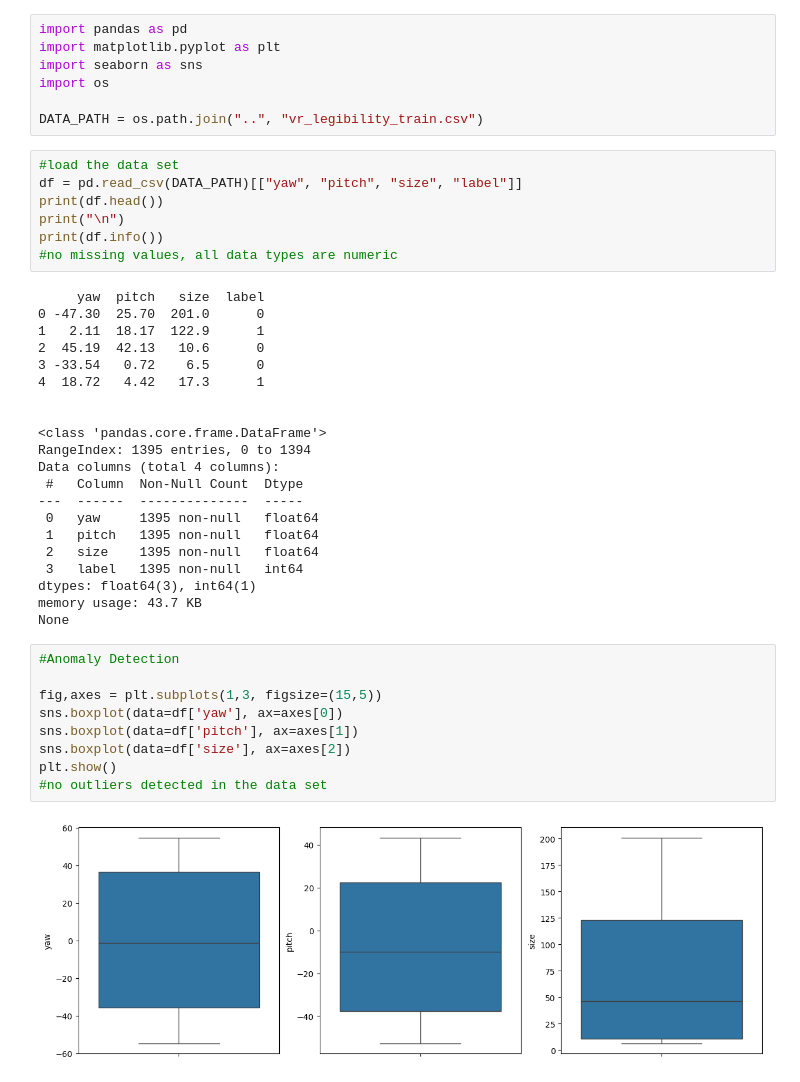
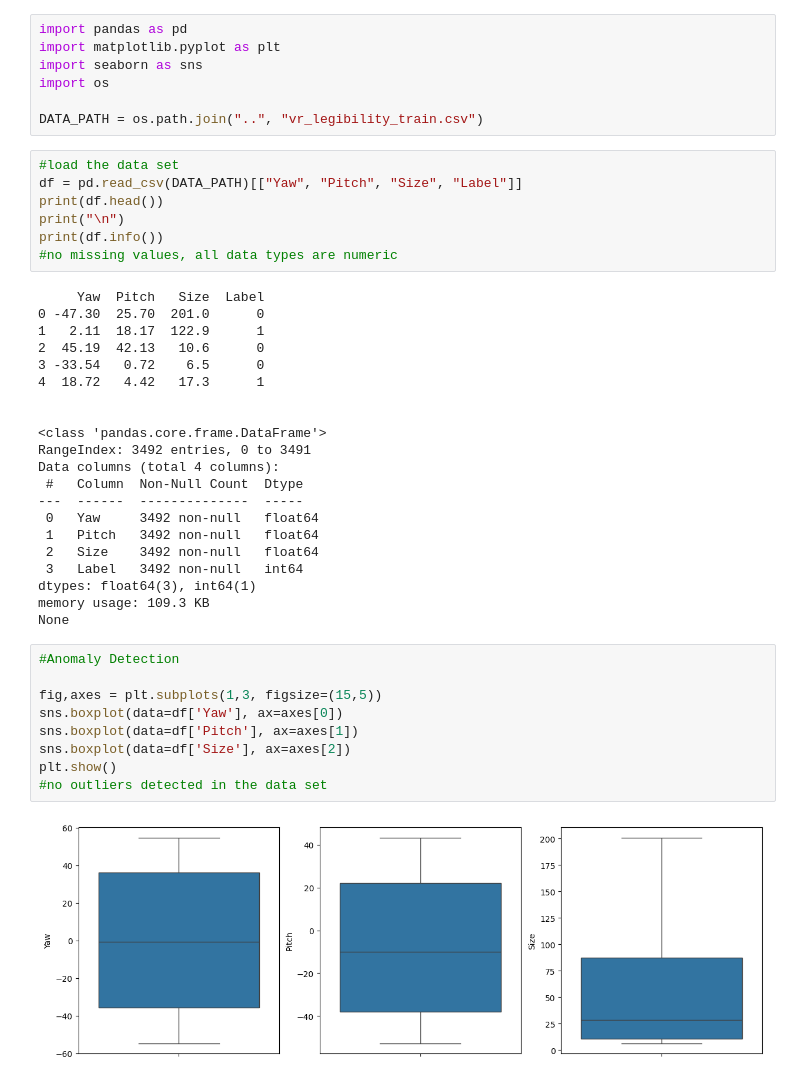
Before and after one commit to lingaarrd14-sudo/head_fixed_ui, a Jupyter notebook: code/EDA.ipynb, the cells around one changed output. Drawn from its saved outputs; the diff is of its cells as text.

```diff
--- a/code/EDA.ipynb
+++ b/code/EDA.ipynb
@@ -7,13 +7,13 @@ import os
 DATA_PATH = os.path.join("..", "vr_legibility_train.csv")
 # %%
 #load the data set
-df = pd.read_csv(DATA_PATH)[["yaw", "pitch", "size", "label"]]
+df = pd.read_csv(DATA_PATH)[["Yaw", "Pitch", "Size", "Label"]]
 print(df.head())
 print("\n")
 print(df.info())
 #no missing values, all data types are numeric
 # %% [output]
-     yaw  pitch   size  label
+     Yaw  Pitch   Size  Label
 0 -47.30  25.70  201.0      0
 1   2.11  18.17  122.9      1
 2  45.19  42.13   10.6      0
@@ -22,28 +22,28 @@ print(df.info())
 
 
 <class 'pandas.core.frame.DataFrame'>
-RangeIndex: 1395 entries, 0 to 1394
+RangeIndex: 3492 entries, 0 to 3491
 Data columns (total 4 columns):
  #   Column  Non-Null Count  Dtype
 ---  ------  --------------  -----
- 0   yaw     1395 non-null   float64
- 1   pitch   1395 non-null   float64
- 2   size    1395 non-null   float64
- 3   label   1395 non-null   int64
+ 0   Yaw     3492 non-null   float64
+ 1   Pitch   3492 non-null   float64
+ 2   Size    3492 non-null   float64
+ 3   Label   3492 non-null   int64
 dtypes: float64(3), int64(1)
-memory usage: 43.7 KB
+memory usage: 109.3 KB
 None
 # %%
 #Anomaly Detection
 
 fig,axes = plt.subplots(1,3, figsize=(15,5))
-sns.boxplot(data=df['yaw'], ax=axes[0])
-sns.boxplot(data=df['pitch'], ax=axes[1])
-sns.boxplot(data=df['size'], ax=axes[2])
+sns.boxplot(data=df['Yaw'], ax=axes[0])
+sns.boxplot(data=df['Pitch'], ax=axes[1])
+sns.boxplot(data=df['Size'], ax=axes[2])
 plt.show()
 #no outliers detected in the data set
 # %% [output]
-[figure, old version]
+[figure, new version]
 # %%
 #target distribution
 
```
Also changed, not shown: parts of 4 cells of this notebook, 3 other files.
